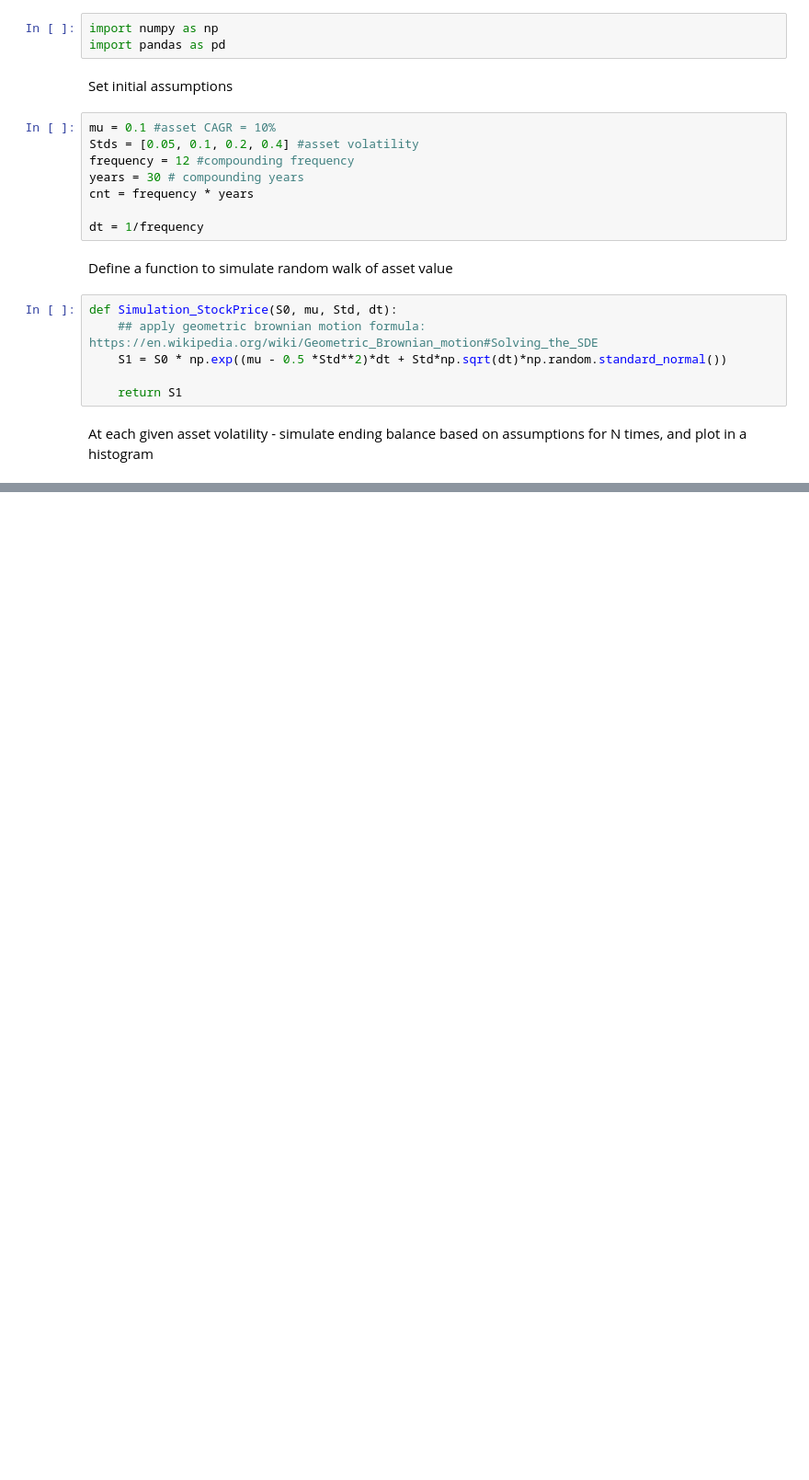
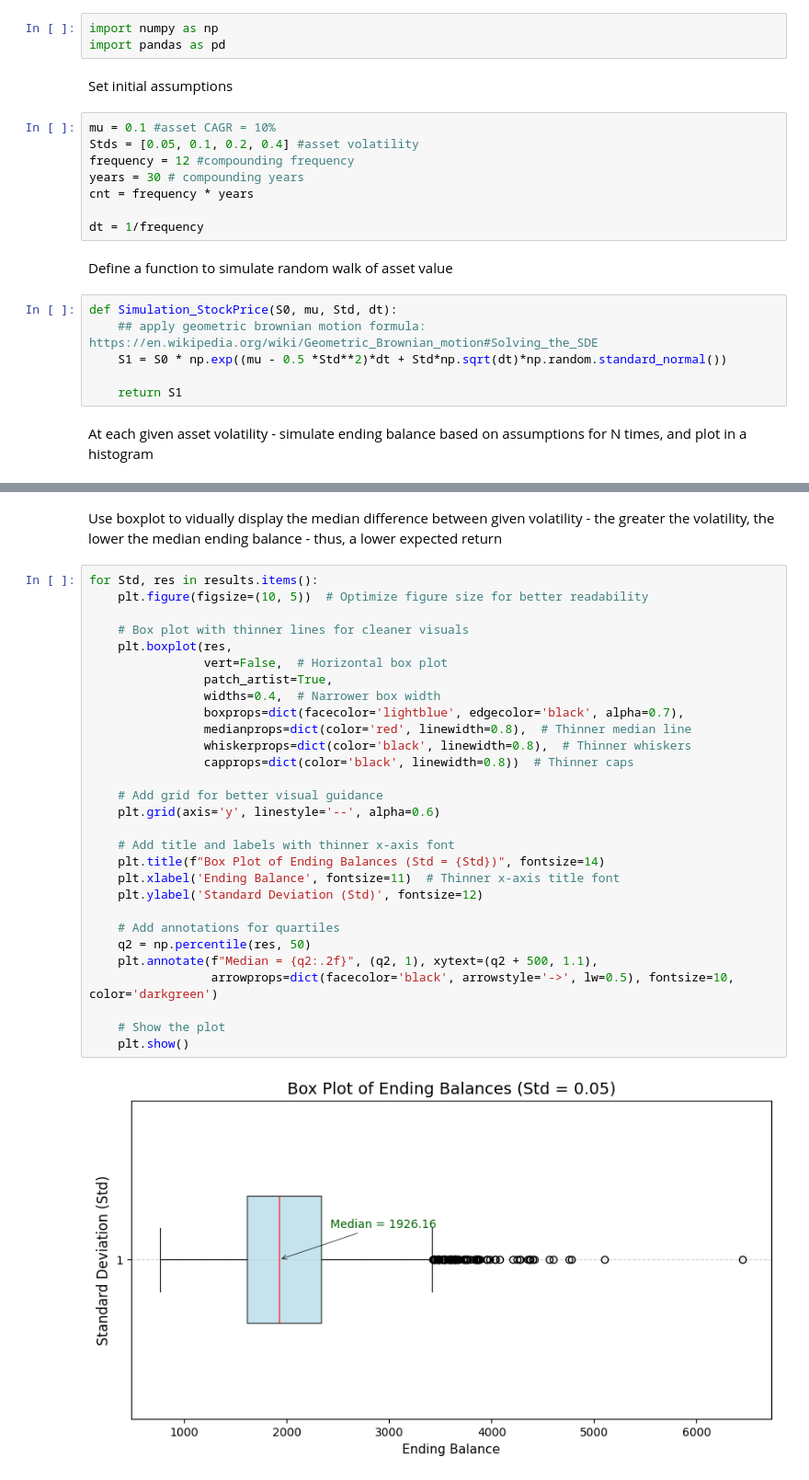
Before and after one commit to angelo-chu/python, a Jupyter notebook: Monte_Carlo_Simulation_by_Volatility.ipynb, the cells around one changed output, grey strips where cells are left out. Shown at 92% size. Saved outputs shown, nothing was run; the diff lists cells and outputs as text; blank space fills up the shorter version.

```diff
--- a/Monte_Carlo_Simulation_by_Volatility.ipynb
+++ b/Monte_Carlo_Simulation_by_Volatility.ipynb
@@ -54,0 +55,33 @@ for Std, res in results.items():
+# %% [markdown]
+Use boxplot to vidually display the median difference between given volatility - the greater the volatility, the lower the median ending balance - thus, a lower expected return
+# %%
+for Std, res in results.items():
+    plt.figure(figsize=(10, 5))  # Optimize figure size for better readability
+
+    # Box plot with thinner lines for cleaner visuals
+    plt.boxplot(res,
+                vert=False,  # Horizontal box plot
+                patch_artist=True,
+                widths=0.4,  # Narrower box width
+                boxprops=dict(facecolor='lightblue', edgecolor='black', alpha=0.7),
+                medianprops=dict(color='red', linewidth=0.8),  # Thinner median line
+                whiskerprops=dict(color='black', linewidth=0.8),  # Thinner whiskers
+                capprops=dict(color='black', linewidth=0.8))  # Thinner caps
+
+    # Add grid for better visual guidance
+    plt.grid(axis='y', linestyle='--', alpha=0.6)
+
+    # Add title and labels with thinner x-axis font
+    plt.title(f"Box Plot of Ending Balances (Std = {Std})", fontsize=14)
+    plt.xlabel('Ending Balance', fontsize=11)  # Thinner x-axis title font
+    plt.ylabel('Standard Deviation (Std)', fontsize=12)
+
+    # Add annotations for quartiles
+    q2 = np.percentile(res, 50)
+    plt.annotate(f"Median = {q2:.2f}", (q2, 1), xytext=(q2 + 500, 1.1),
+                 arrowprops=dict(facecolor='black', arrowstyle='->', lw=0.5), fontsize=10, color='darkgreen')
+
+    # Show the plot
+    plt.show()
+# %% [output]
+[figure, added]
```
Also changed, not shown: parts of 2 cells of this notebook.
